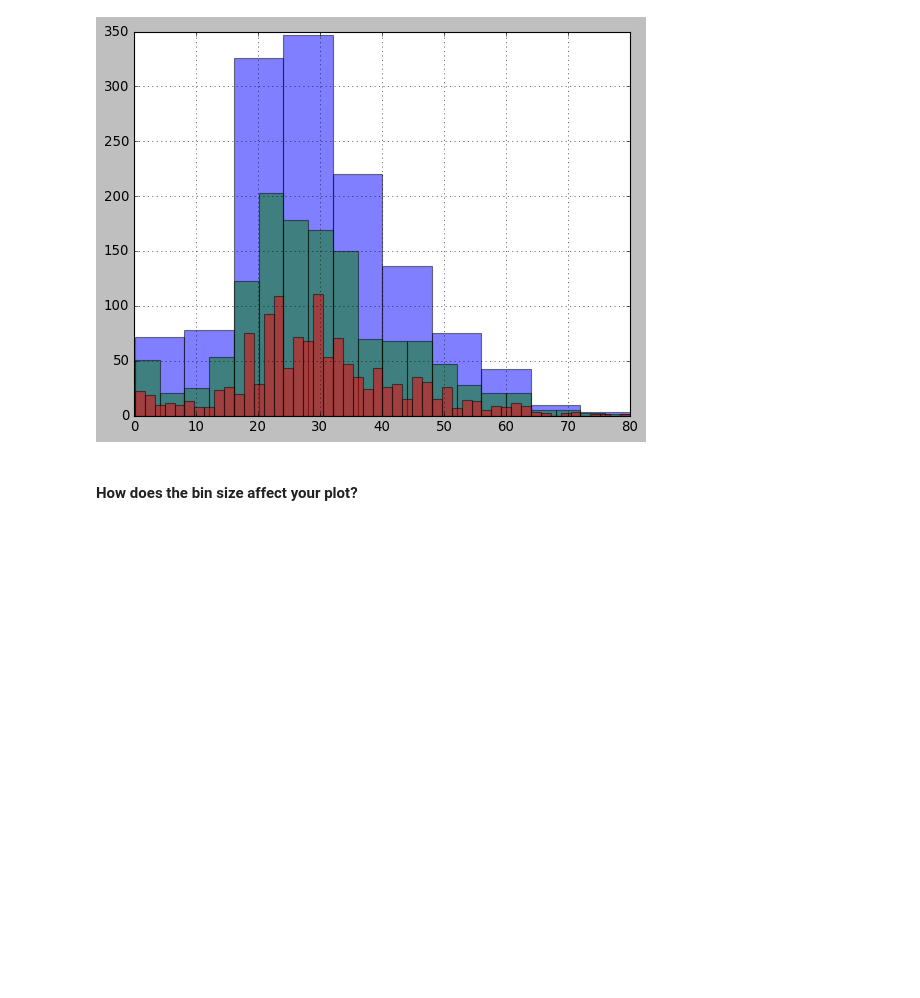
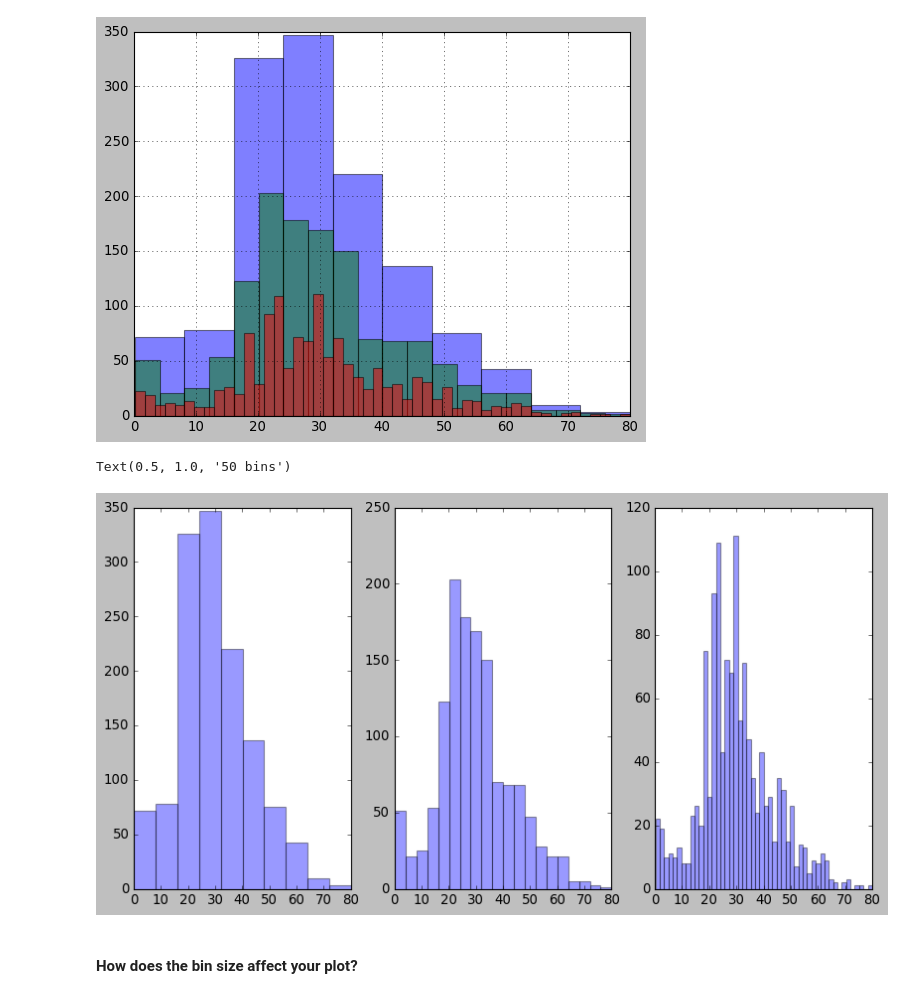
Before and after one commit to Adonis232/dataptmad0420, a Jupyter notebook: module-2/matplotlib-seaborn/your-code/main.ipynb, the cells around one changed output. Cells and saved outputs as stored; diff of their text form; code cells hidden in the pictures; blank space fills up the shorter version.

```diff
--- a/module-2/matplotlib-seaborn/your-code/main.ipynb
+++ b/module-2/matplotlib-seaborn/your-code/main.ipynb
@@ -292,3 +301,15 @@ titanic['Age'].plot(kind='hist', figsize=(8, 4), alpha = 0.5, bins=10);
+# %%
+
+fig, ax = plt.subplots(1,3, figsize=(12, 6))
+sns.distplot(titanic['Age'].values, bins= 10, kde = False, ax=ax[0])
+axs[0].set_title('10 bins')
+sns.distplot(titanic['Age'].values, bins= 20, kde = False, ax=ax[1])
+axs[1].set_title('20 bins')
+sns.distplot(titanic['Age'].values, bins= 50, kde = False, ax=ax[2])
+axs[2].set_title('50 bins')
+# %% [output]
+Text(0.5, 1.0, '50 bins')
+[figure, added]
 # %% [markdown]
 #### How does the bin size affect your plot?
 # %%
```
Also changed, not shown: parts of 11 cells of this notebook.
